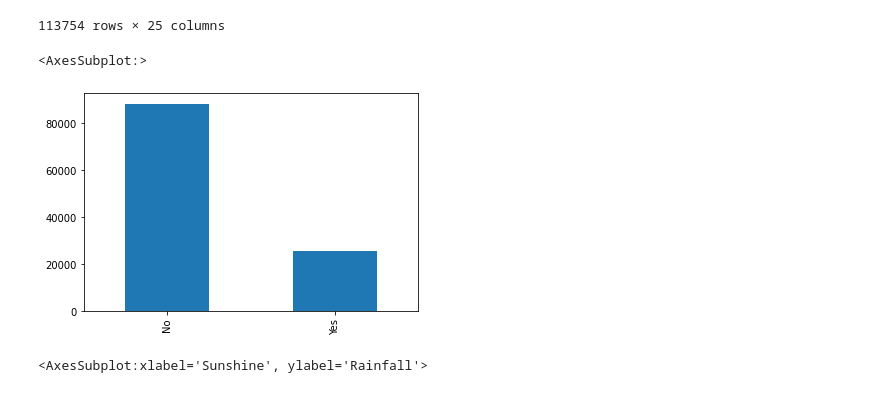
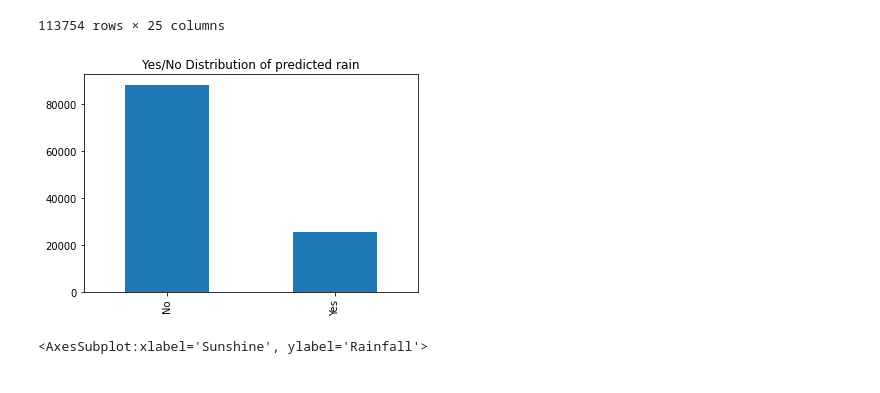
Before and after one commit to rrancerr/jku-data-mining-ws-21, a Jupyter notebook: assignment-05/assignment-05.ipynb, the cells around one changed output. Cells and saved outputs as stored; diff of their text form; code cells hidden in the pictures.

```diff
--- a/assignment-05/assignment-05.ipynb
+++ b/assignment-05/assignment-05.ipynb
@@ -311,11 +311,13 @@ df
 | 54631 | Watsonia | 7.9 | 13.0 | 0.0 | 2.800000 | 3.8000 | NNW | 39.0 | N | ... |
 | 4647 | Williamtown | 6.8 | 19.6 | 0.0 | 5.321973 | 7.6194 | NW | 43.0 | WNW | ... |
 113754 rows × 25 columns
-# %%
-df['RainTomorrow'].value_counts().plot(kind='bar')
-# %% [output]
-<AxesSubplot:>
-[figure, removed]
+# %%
+df['RainTomorrow'].value_counts().plot(kind='bar')
+plt.title('Yes/No Distribution of predicted rain')
+plt.suptitle('')
+plt.savefig('exports/04-yes-no-dist.png')
+# %% [output]
+[figure, added]
 # %%
 sns.lineplot(data=df, x='Sunshine', y='Rainfall', color='green')
 # %% [output]
```
Also changed, not shown: parts of 13 cells of this notebook, 4 other files.
